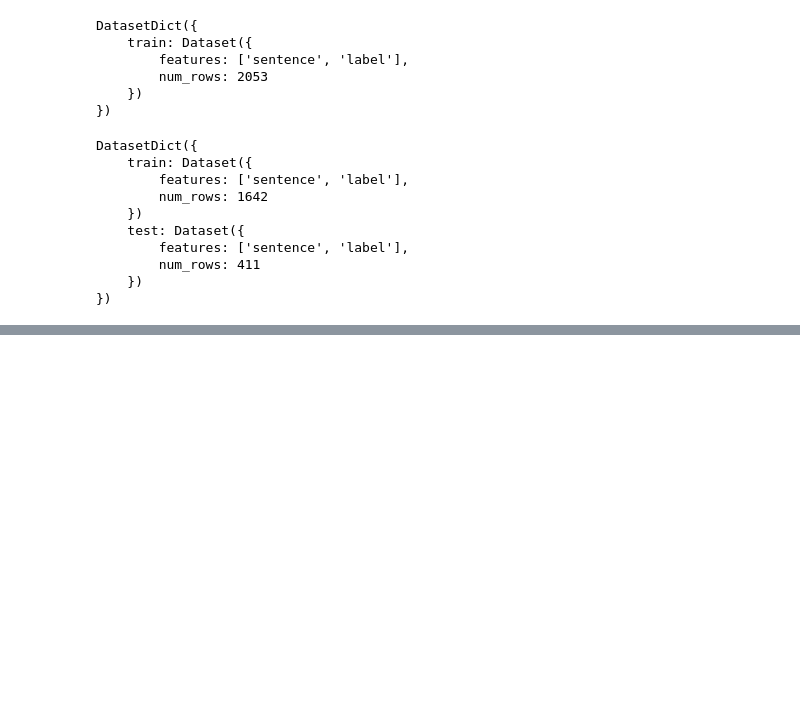
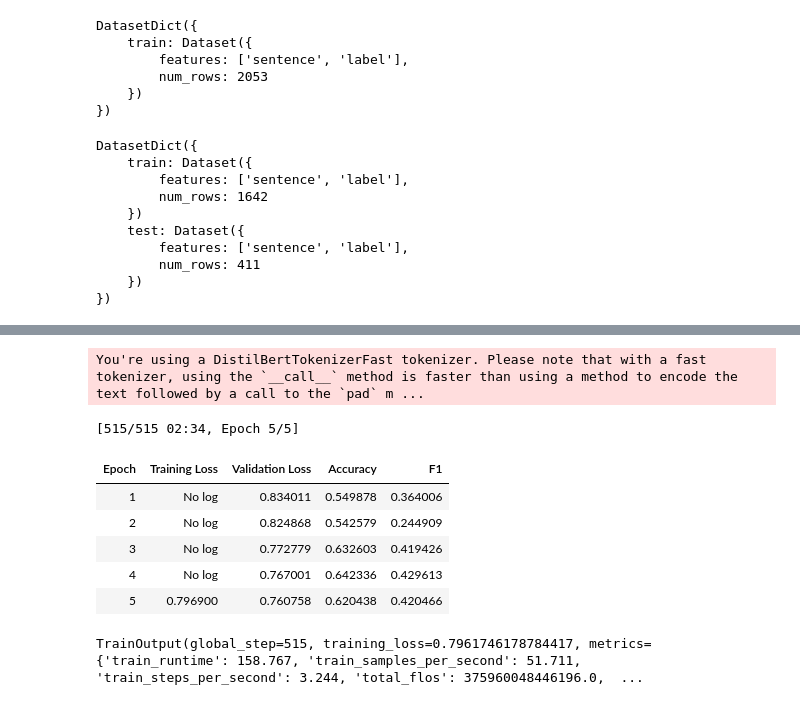
Before and after one commit to Sirfowahid/Bangla_Contextual_Analysis, a Jupyter notebook: Aspect_Based_Contextual_Analysis_Using_BERT.ipynb, the cells around one changed output, grey strips where cells are left out. Drawn from its saved outputs; the diff is of its cells as text; code cells hidden in the pictures; blank space fills up the shorter version.

```diff
--- a/Aspect_Based_Contextual_Analysis_Using_BERT.ipynb
+++ b/Aspect_Based_Contextual_Analysis_Using_BERT.ipynb
@@ -137,0 +140,2 @@ tokenized_dataset = split.map(tokenizer_fn,batched=True)
+# %%
+model = AutoModelForSequenceClassification.from_pretrained(checkpoint,num_labels=3)
@@ -137,0 +204,37 @@ tokenized_dataset = split.map(tokenizer_fn,batched=True)
+# %%
+training_args = TrainingArguments(
+    output_dir = 'training_dir',
+    evaluation_strategy = 'epoch',
+    save_strategy='epoch',
+    num_train_epochs = 5,
+    per_device_train_batch_size=16,
+    per_device_eval_batch_size=64
+)
+# %%
+def compute_metrics(logits_and_labels):
+  logits,labels = logits_and_labels
+  predictions = np.argmax(logits,axis=-1)
+  acc = np.mean(predictions == labels)
+  f1 = f1_score(labels,predictions,average='macro')
+  return {'accuracy':acc,'f1':f1}
+# %%
+trainer = Trainer(
+    model,
+    training_args,
+    train_dataset=tokenized_dataset['train'],
+    eval_dataset=tokenized_dataset['test'],
+    tokenizer=tokenizer,
+    compute_metrics=compute_metrics
+)
+# %%
+trainer.train()
+# %% [output]
+You're using a DistilBertTokenizerFast tokenizer. Please note that with a fast tokenizer, using the `__call__` method is faster than using a method to encode the text followed by a call to the `pad` m ...
+[515/515 02:34, Epoch 5/5]
+| Epoch | Training Loss | Validation Loss | Accuracy | F1 |
+| 1 | No log | 0.834011 | 0.549878 | 0.364006 |
+| 2 | No log | 0.824868 | 0.542579 | 0.244909 |
+| 3 | No log | 0.772779 | 0.632603 | 0.419426 |
+| 4 | No log | 0.767001 | 0.642336 | 0.429613 |
+| 5 | 0.796900 | 0.760758 | 0.620438 | 0.420466 |
+TrainOutput(global_step=515, training_loss=0.7961746178784417, metrics={'train_runtime': 158.767, 'train_samples_per_second': 51.711, 'train_steps_per_second': 3.244, 'total_flos': 375960048446196.0,  ...
```
Also changed, not shown: parts of 18 cells of this notebook.
